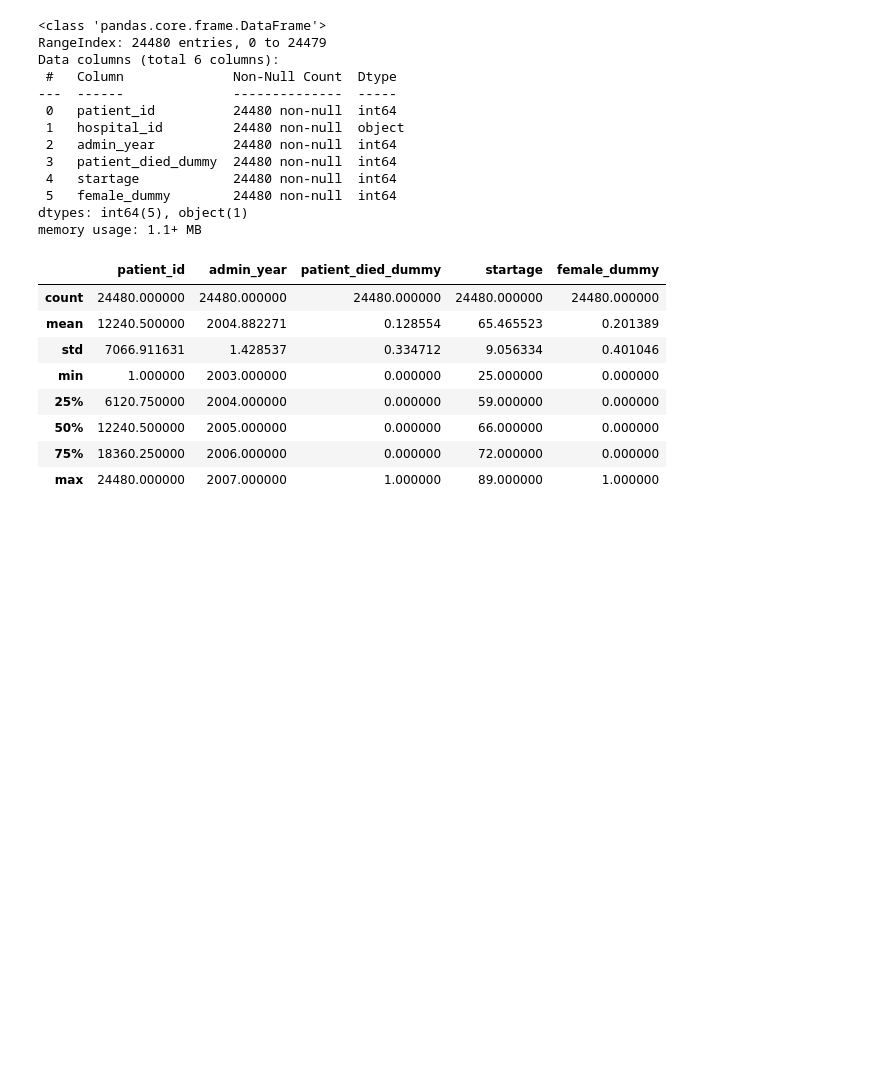
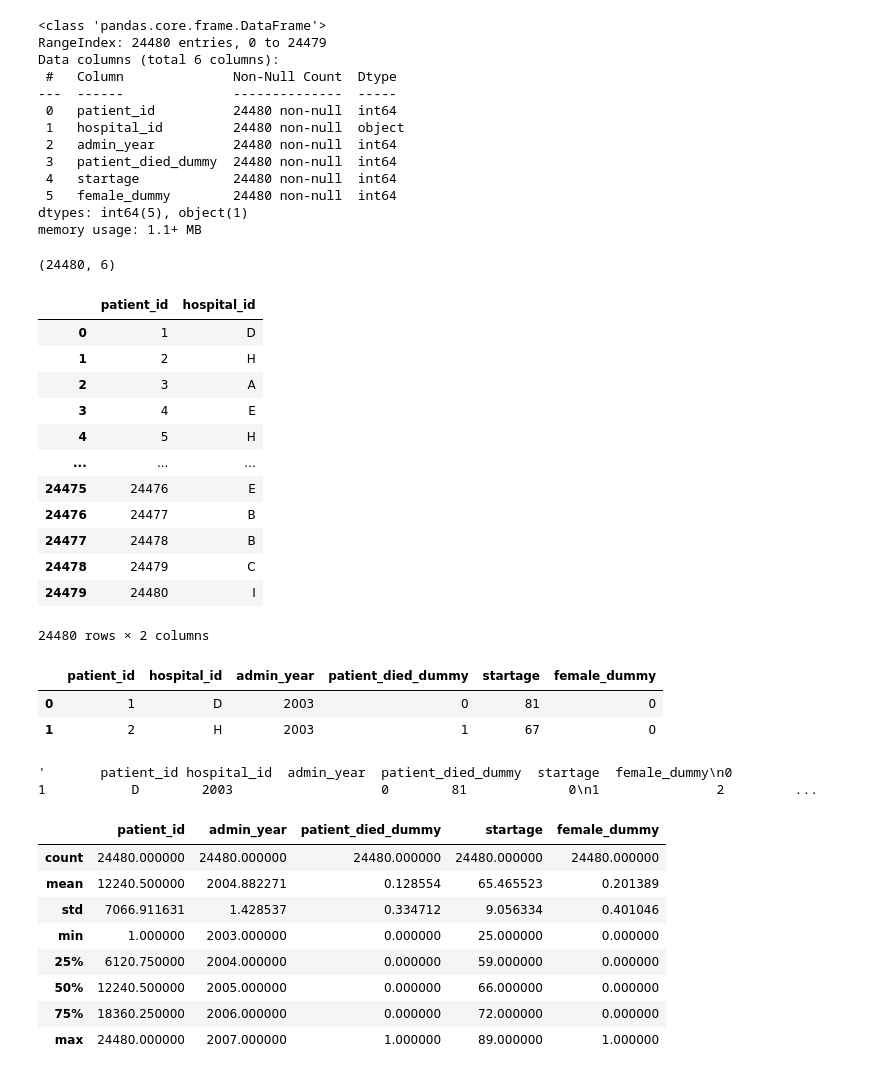
Before and after one commit to dzulaisar/machine-learning, a Jupyter notebook: PYTHON/prescriptive-3problems.ipynb, the cells around one changed output. Saved outputs shown, nothing was run; the diff lists cells and outputs as text; code cells hidden in the pictures; blank space fills up the shorter version.

```diff
--- a/PYTHON/prescriptive-3problems.ipynb
+++ b/PYTHON/prescriptive-3problems.ipynb
@@ -32,6 +32,40 @@ Data columns (total 6 columns):
  5   female_dummy        24480 non-null  int64
 dtypes: int64(5), object(1)
 memory usage: 1.1+ MB
+# %%
+health_df.shape
+# %% [output]
+(24480, 6)
+# %%
+# Assuming 'df' is your DataFrame
+first_and_second_columns = health_df.iloc[:, :2]
+first_and_second_columns
+# %% [output]
+|  | patient_id | hospital_id |
+| 0 | 1 | D |
+| 1 | 2 | H |
+| 2 | 3 | A |
+| 3 | 4 | E |
+| 4 | 5 | H |
+| ... | ... | ... |
+| 24475 | 24476 | E |
+| 24476 | 24477 | B |
+| 24477 | 24478 | B |
+| 24478 | 24479 | C |
+| 24479 | 24480 | I |
+24480 rows × 2 columns
+# %%
+# Assuming 'df' is your DataFrame
+first_and_second_rows = health_df.iloc[:2]
+first_and_second_rows
+# %% [output]
+|  | patient_id | hospital_id | admin_year | patient_died_dummy | startage | female_dummy |
+| 0 | 1 | D | 2003 | 0 | 81 | 0 |
+| 1 | 2 | H | 2003 | 1 | 67 | 0 |
+# %%
+health_df.to_string()
+# %% [output]
+'       patient_id hospital_id  admin_year  patient_died_dummy  startage  female_dummy\n0               1           D        2003                   0        81             0\n1               2         ...
 # %%
 health_df.describe()
 # %% [output]
```
Also changed, not shown: parts of 1 cell of this notebook, 14 other files.
